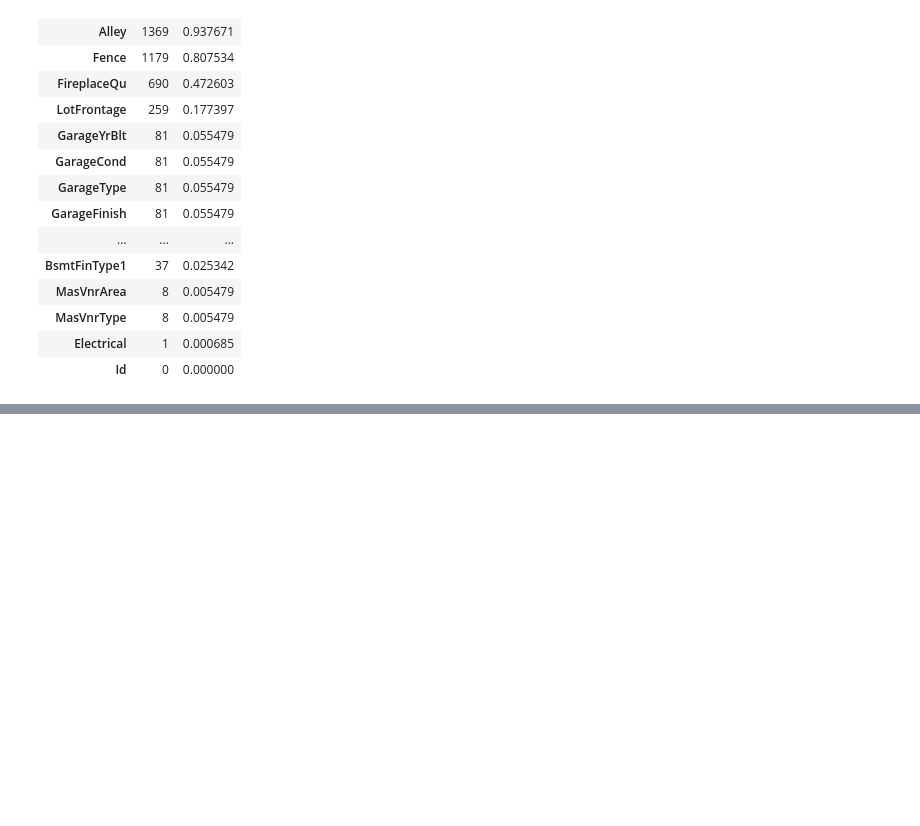
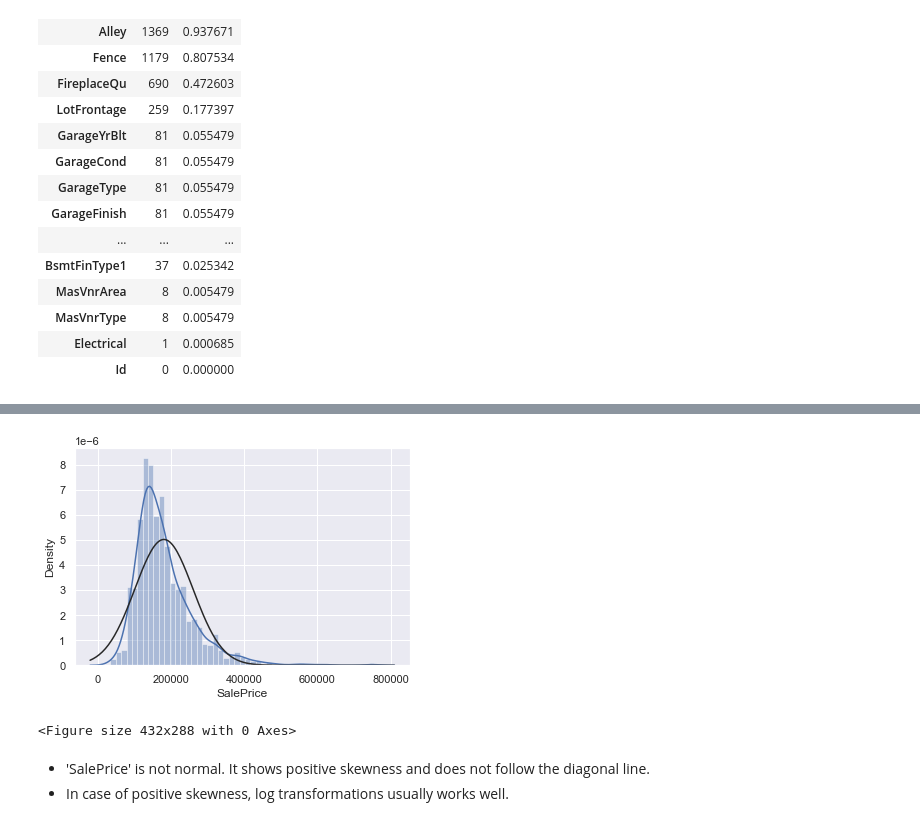
Before and after one commit to supermanimmy/ds-project-house-prices, a Jupyter notebook: House Price Exploration.ipynb, the cells around one changed output, grey strips where cells are left out. Saved outputs shown, nothing was run; the diff lists cells and outputs as text; code cells hidden in the pictures; blank space fills up the shorter version.

Commit message:
added skewness section

```diff
--- a/House Price Exploration.ipynb
+++ b/House Price Exploration.ipynb
@@ -292,0 +307,12 @@ We can elimanate some observations, for instance TotalBsmtSF values greater than
+# %%
+# Histogram and normal probability plot
+
+sns.distplot(df_train['SalePrice'], fit=norm)
+fig = plt.figure()
+res = stats.probplot(df_train['SalePrice'], plot=plot)
+# %% [output]
+[figure, added]
+<Figure size 432x288 with 0 Axes>
+# %% [markdown]
+* 'SalePrice' is not normal. It shows positive skewness and does not follow the diagonal line.
+* In case of positive skewness, log transformations usually works well.
```
Also changed, not shown: parts of 21 cells of this notebook.
